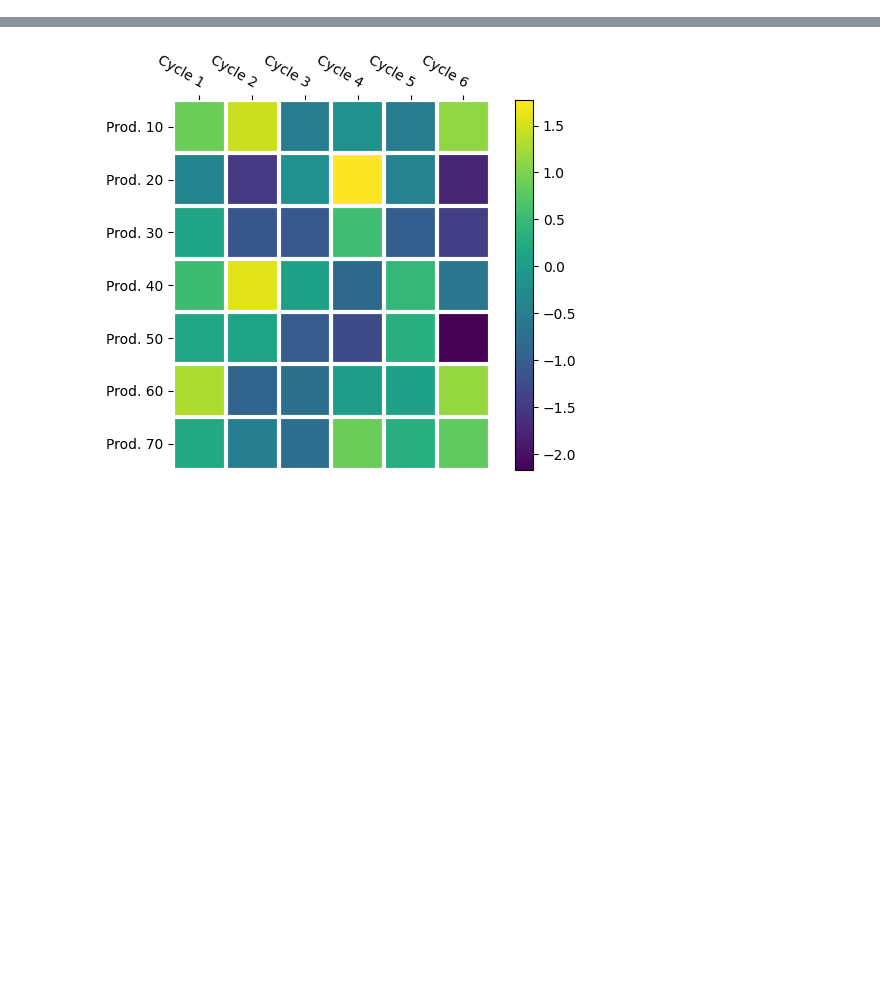
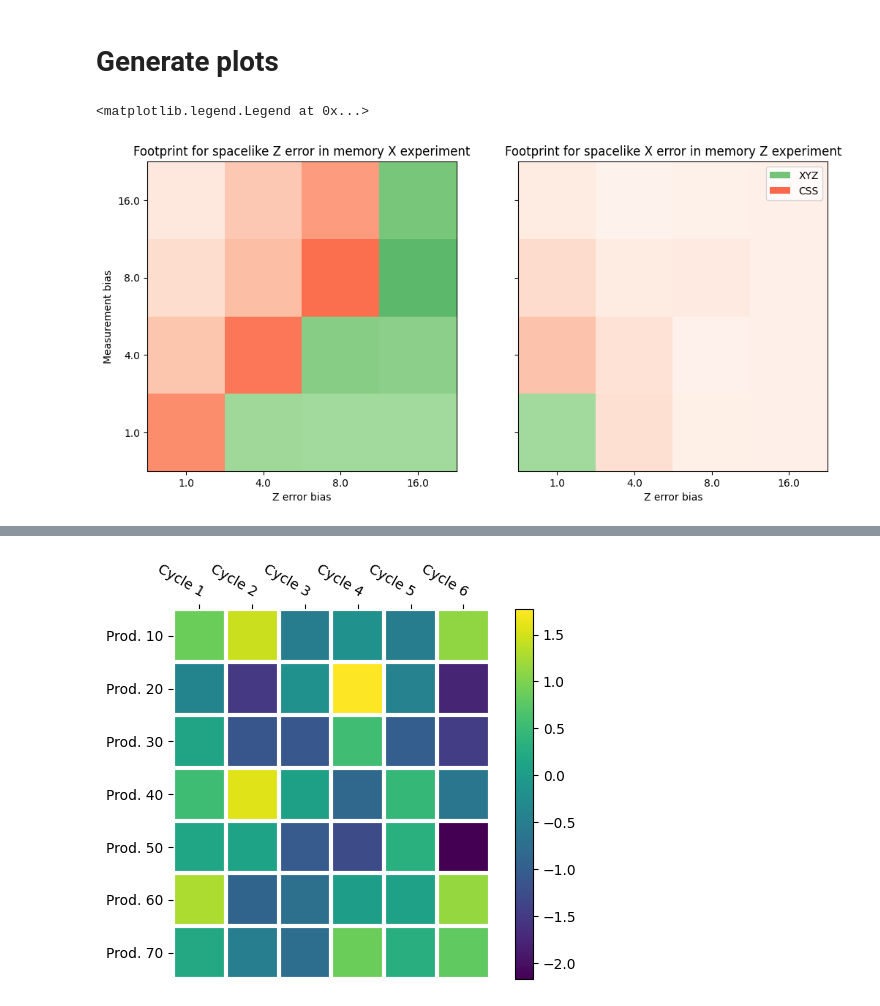
Before and after one commit to peter-janderks/floquet_colour_codes_numerics, a Jupyter notebook: heatmap/heatmap_plot.ipynb, the cells around one changed output, grey strips where cells are left out. Saved outputs shown, nothing was run; the diff lists cells and outputs as text; code cells hidden in the pictures; blank space fills up the shorter version.

Commit message:
update heatmap plot

```diff
--- a/heatmap/heatmap_plot.ipynb
+++ b/heatmap/heatmap_plot.ipynb
@@ -51,0 +108,6 @@ def extrapolate_footprint_achieving_error_rate(
+# %%
+stats : List[sinter.TaskStats] = sinter.stats_from_csv_files('./out/d_d_d_memory_experiment_0.001.csv')
+
+stats_00001_memory_x = [stat for stat in stats if stat.json_metadata['per'] == 0.001 and stat.json_metadata['logical_observable'] == 'memory_x']
+stats_00001_memory_z = [stat for stat in stats if stat.json_metadata['per'] == 0.001 and stat.json_metadata['logical_observable'] == 'memory_z']
+print(stats_00001_memory_z)
@@ -113,0 +172,60 @@ for noise_model, footprints in noise_model_footprints.items():
+# %% [markdown]
+# Generate plots
+# %%
+def plot_best_footprints(best_footprints: dict, best_footprints_honeycomb_code_value: dict, best_footprints_floquet_color_code_value: dict, ax: plt.Axes):
+
+    x_y_to_color = dict()
+    x_values = list()
+    y_values = list()
+    for noise_model, best_footprint in best_footprints.items():
+        x_val = float(noise_model.split(',')[-2])
+        y_val = float(noise_model.split(',')[-1])
+        if best_footprint[0] == 'GaugeHoneycombCode':
+            x_y_to_color[(x_val, y_val)] = float_to_color_shade(best_footprints_honeycomb_code_value[noise_model], plt.cm.Greens)
+        elif best_footprint[0] == 'GaugeFloquetColourCode':
+            x_y_to_color[(x_val, y_val)] = float_to_color_shade(best_footprints_floquet_color_code_value[noise_model], plt.cm.Reds)
+
+        if x_val not in x_values:
+            x_values.append(x_val)
+        if y_val not in y_values:
+            y_values.append(y_val)
+
+
+    x_values.sort()
+    y_values.sort()
+
+
+
+    color_matrix = [[0 for i in range(len(y_values))] for j in range(len(x_values))]
+    for x_val in x_values:
+        for y_val in y_values:
+            if (x_val, y_val) in x_y_to_color:
+                color_matrix[y_values.index(y_val)][x_values.index(x_val)] = x_y_to_color[(x_val, y_val)]
+
+    ax.imshow(color_matrix, origin = 'lower')
+    ax.set_xticks(np.arange(len(x_values)), labels=x_values)
+    ax.set_yticks(np.arange(len(y_values)), labels=y_values)
+
+
+fig, (ax1, ax2) = plt.subplots(1, 2, figsize=(12, 6), sharey=True)
+ax1.set_ylabel('Measurement bias')
+ax1.set_xlabel('Z error bias')
+ax2.set_xlabel('Z error bias')
+ax1.set_title('Footprint for spacelike Z error in memory X experiment')
+ax2.set_title('Footprint for spacelike X error in memory Z experiment')
+
+
+plot_best_footprints(best_footprints_x, best_footprints_honeycomb_code_value_x, best_footprints_floquet_color_code_value_x, ax1)
+plot_best_footprints(best_footprints_z, best_footprints_honeycomb_code_value_z, best_footprints_floquet_color_code_value_z, ax2)
+from  matplotlib.patches import Patch
+# TODO add some kind of legend
+legend_elements = [
+    Patch(facecolor=plt.cm.Greens(0.5), label='XYZ'),##edgecolor='r', label='GaugeHoneycombCode'),
+    Patch(facecolor=plt.cm.Reds(0.5), label='CSS')
+]
+
+#ax1.legend(handles=legend_elements, loc='upper right')
+ax2.legend(handles=legend_elements, loc='upper right')
+# %% [output]
+<matplotlib.legend.Legend at 0x...>
+[figure, added]
```
Also changed, not shown: parts of 26 cells of this notebook.
